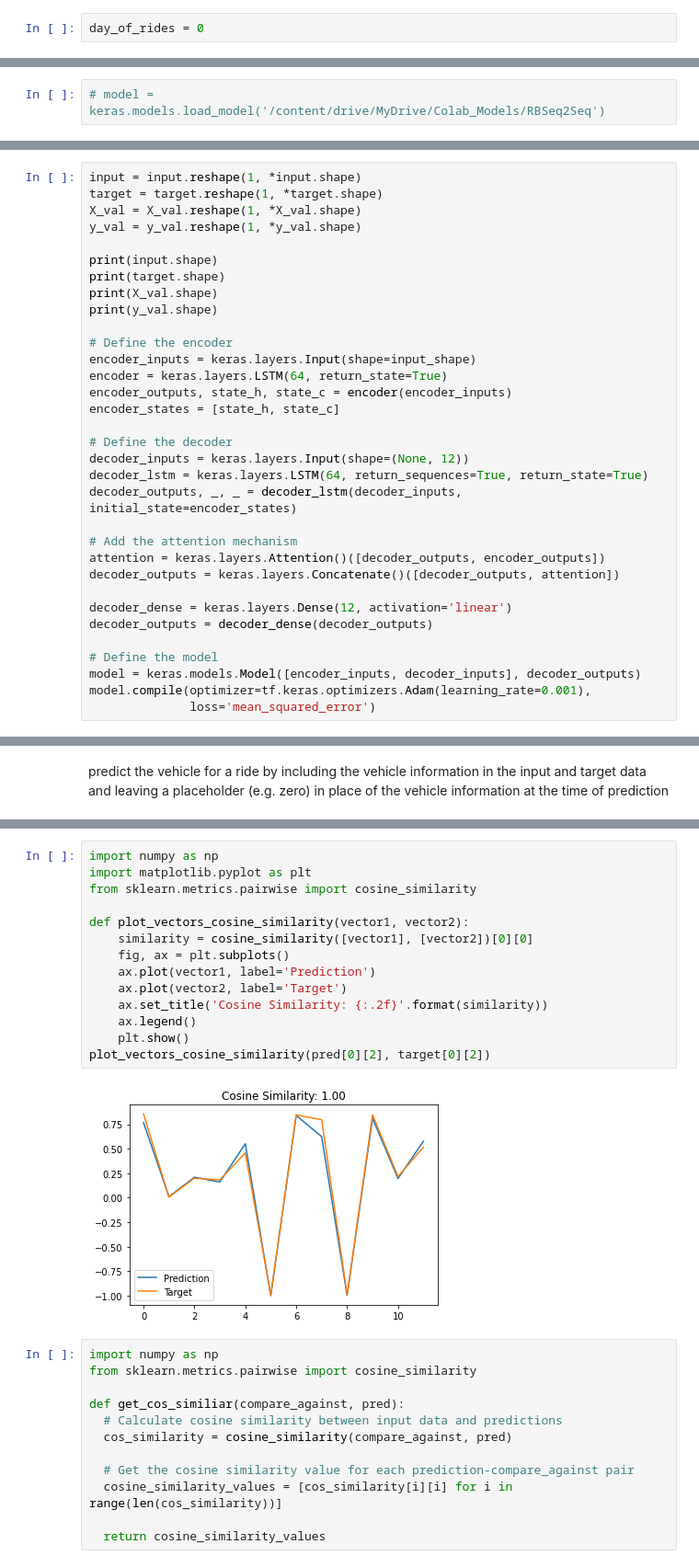
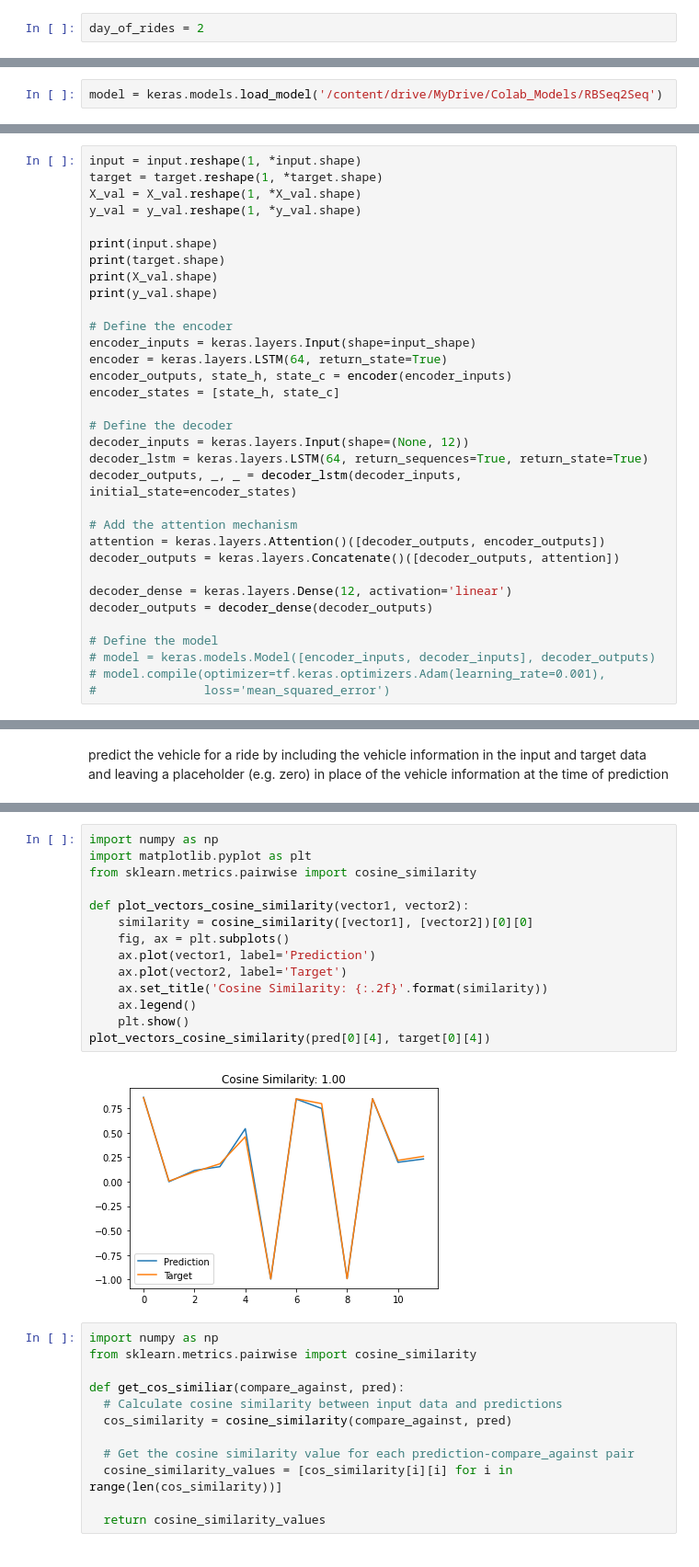
Before and after one commit to GarettGazay/ai_projects, a Jupyter notebook: RBSeq2Seq.ipynb, the cells around one changed output, grey strips where cells are left out. Shown: that part at 92% size. Saved outputs shown, nothing was run; the diff lists cells and outputs as text.

```diff
--- a/RBSeq2Seq.ipynb
+++ b/RBSeq2Seq.ipynb
@@ -184,7 +184,7 @@ array([ 0.85714287,  0.01231362,  0.1       ,  0.16934307,  0.5833333 ,
 # %% [markdown]
 # DAY NUMBER WE ARE TRAINING - SET IT HERE FOR ALL BELOW CODE
 # %%
-day_of_rides = 0
+day_of_rides = 2
 # %% [markdown]
 Put rides into buckets by date
 # %%
@@ -324,7 +324,7 @@ Set the day to train on
 input = input[day_of_rides]
 target = target[day_of_rides]
 # %%
-# model = keras.models.load_model('/content/drive/MyDrive/Colab_Models/RBSeq2Seq')
+model = keras.models.load_model('/content/drive/MyDrive/Colab_Models/RBSeq2Seq')
 # %%
 from tensorflow.keras.callbacks import EarlyStopping
 early_stopping = EarlyStopping(monitor='val_loss', patience=5)
@@ -358,9 +358,9 @@ decoder_dense = keras.layers.Dense(12, activation='linear')
 decoder_outputs = decoder_dense(decoder_outputs)
 
 # Define the model
-model = keras.models.Model([encoder_inputs, decoder_inputs], decoder_outputs)
-model.compile(optimizer=tf.keras.optimizers.Adam(learning_rate=0.001),
-              loss='mean_squared_error')
+# model = keras.models.Model([encoder_inputs, decoder_inputs], decoder_outputs)
+# model.compile(optimizer=tf.keras.optimizers.Adam(learning_rate=0.001),
+#               loss='mean_squared_error')
 # %% [output]
 (1, 125, 12)
 (1, 125, 12)
@@ -421,19 +421,19 @@ array([ 0.285714,  0.003228,  0.2     ,  0.138686,  0.680556, -0.990954,
 # %%
 import numpy as np
 import matplotlib.pyplot as plt
 from sklearn.metrics.pairwise import cosine_similarity
 
 def plot_vectors_cosine_similarity(vector1, vector2):
     similarity = cosine_similarity([vector1], [vector2])[0][0]
     fig, ax = plt.subplots()
     ax.plot(vector1, label='Prediction')
     ax.plot(vector2, label='Target')
     ax.set_title('Cosine Similarity: {:.2f}'.format(similarity))
     ax.legend()
     plt.show()
-plot_vectors_cosine_similarity(pred[0][2], target[0][2])
+plot_vectors_cosine_similarity(pred[0][4], target[0][4])
 # %% [output]
-[figure, old version]
+[figure, new version]
 # %%
 import numpy as np
 from sklearn.metrics.pairwise import cosine_similarity
```
Also changed, not shown: parts of 12 cells of this notebook.
